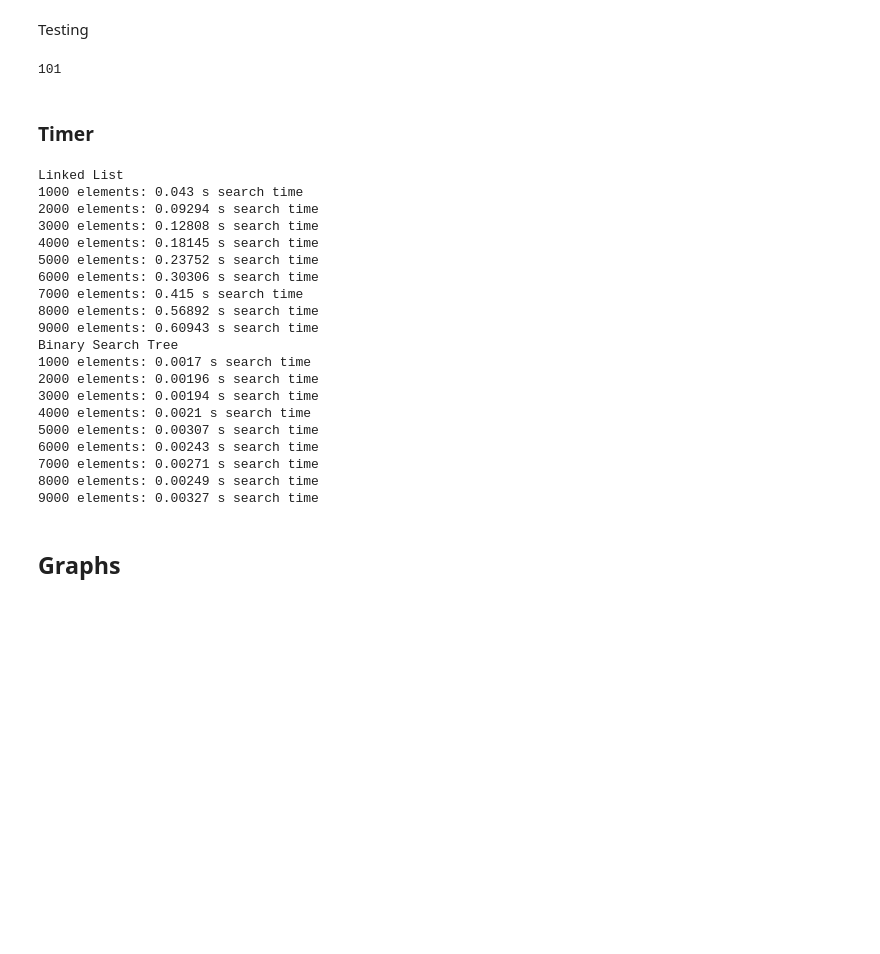
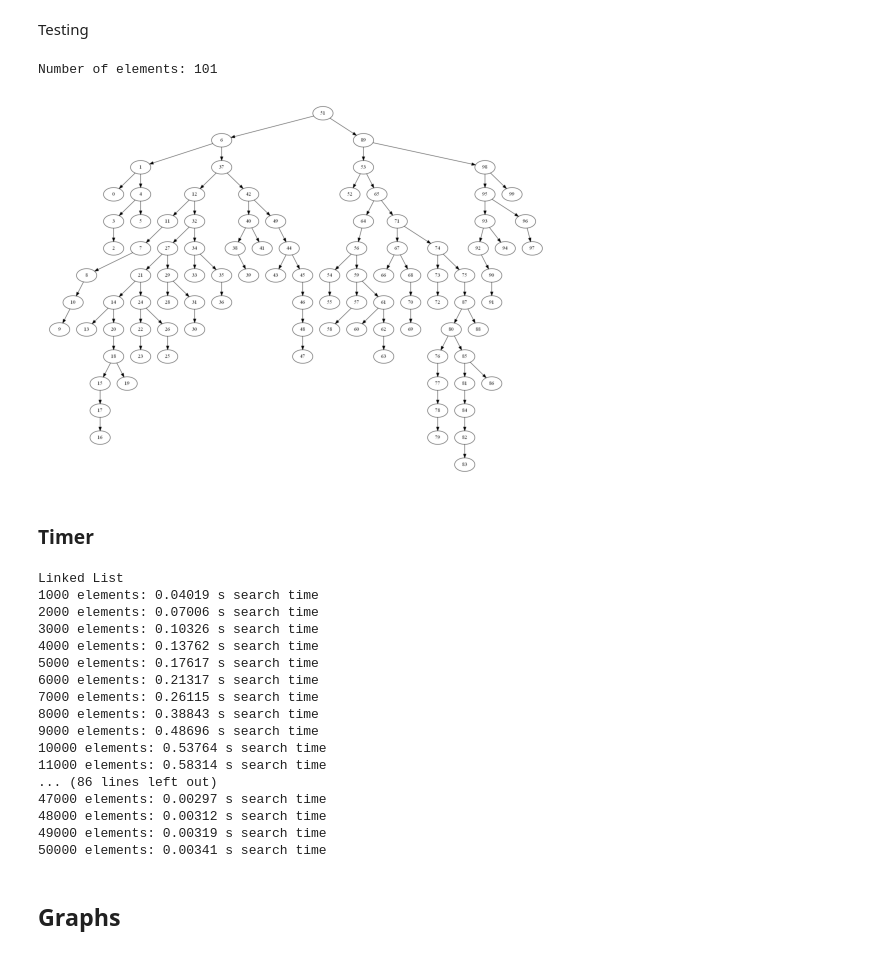
Before and after one commit to B0cz3k/linked_list_bst, a Jupyter notebook: report.ipynb, the cells around one changed output. Saved outputs shown, nothing was run; the diff lists cells and outputs as text; code cells hidden in the pictures; blank space fills up the shorter version.

```diff
--- a/report.ipynb
+++ b/report.ipynb
@@ -219,28 +233,30 @@ class tree:
 Testing
 # %%
 import matplotlib.pyplot as plt
+import matplotlib.image as mpimg
 
 n=100
 t = tree(n//2)
 
 arr = list(range(n))
 for i in [arr.pop(random.randint(0,n-i-1)) for i in range(n)]:
     t.insert(i)
 
-print(f'{t.num_elements()}')
+print(f'Number of elements: {t.num_elements()}')
 t.remove(n//2)
 t.remove(n//2)
 print_tree(t.root_node)
+
+img = mpimg.imread('Tree.gv.png')
+imgplot = plt.imshow(img)
+plt.axis('off')
+plt.show()
 # %% [output]
-101
+Number of elements: 101
+[figure, added]
 # %% [markdown]
 ### Timer
 # %%
-'''
-Measure how much time it takes to check existence of an element depending on the number
-of them. All your results should be presented using graphs.
-'''
-
 import linked_list
 from bst import tree
 import random
@@ -250,14 +266,13 @@ import numpy as np
 # Linked list timings
 print('Linked List')
 list_times = []
-List = linked_list.Node(5)
+l = linked_list.Node(random.randint(0, 100000))
 
-for i in range(1000, 10000, 1000):
+for i in range(1000, 51000, 1000):
     for _ in range(1000):
-        List.add(random.randint(-2147483647, 2147483647))
+        l = linked_list.Node(random.randint(0, 100000), l)
 
-    result = round((timeit.timeit(lambda: List.exist(random.randint(0, i)), number=10000) * 1000) / 10000, 5)
-
+    result = round((timeit.timeit(lambda: l.exist(random.randint(0, 100000)), number=10000) * 1000) / 10000, 5)
     print(f'{i} elements: {result} s search time')
     list_times.append(result)
 
@@ -275,13 +290,12 @@ def maketree(n:int)->tree:
     return t
 
 min_n = 1000
-max_n = 10000
+max_n = 51000
 step = 1000
 results = []
 
 for n in range(min_n,max_n,step):
     t = maketree(n)
-    #result = round(timeit.timeit(lambda: t.contains(random.randint(0,n)),number=10000)*1000,5)
     result = round((timeit.timeit(lambda: t.contains(random.randint(0,n)), number=10000) * 1000) / 10000, 5)
     print(f'{n} elements: {result} s search time')
     results.append(result)
@@ -290,25 +304,22 @@ for n in range(min_n,max_n,step):
 np.savetxt('bst.txt', results, delimiter=' ')
 # %% [output]
 Linked List
-1000 elements: 0.043 s search time
-2000 elements: 0.09294 s search time
-3000 elements: 0.12808 s search time
-4000 elements: 0.18145 s search time
-5000 elements: 0.23752 s search time
-6000 elements: 0.30306 s search time
-7000 elements: 0.415 s search time
-8000 elements: 0.56892 s search time
-9000 elements: 0.60943 s search time
-Binary Search Tree
-1000 elements: 0.0017 s search time
-2000 elements: 0.00196 s search time
-3000 elements: 0.00194 s search time
-4000 elements: 0.0021 s search time
-5000 elements: 0.00307 s search time
-6000 elements: 0.00243 s search time
-7000 elements: 0.00271 s search time
-8000 elements: 0.00249 s search time
-9000 elements: 0.00327 s search time
+1000 elements: 0.04019 s search time
+2000 elements: 0.07006 s search time
+3000 elements: 0.10326 s search time
+4000 elements: 0.13762 s search time
+5000 elements: 0.17617 s search time
+6000 elements: 0.21317 s search time
+7000 elements: 0.26115 s search time
+8000 elements: 0.38843 s search time
+9000 elements: 0.48696 s search time
+10000 elements: 0.53764 s search time
+11000 elements: 0.58314 s search time
+... (86 lines left out)
+47000 elements: 0.00297 s search time
+48000 elements: 0.00312 s search time
+49000 elements: 0.00319 s search time
+50000 elements: 0.00341 s search time
 # %% [markdown]
 ## Graphs
 # %%
```
Also changed, not shown: parts of 6 cells of this notebook, 4 other files.
